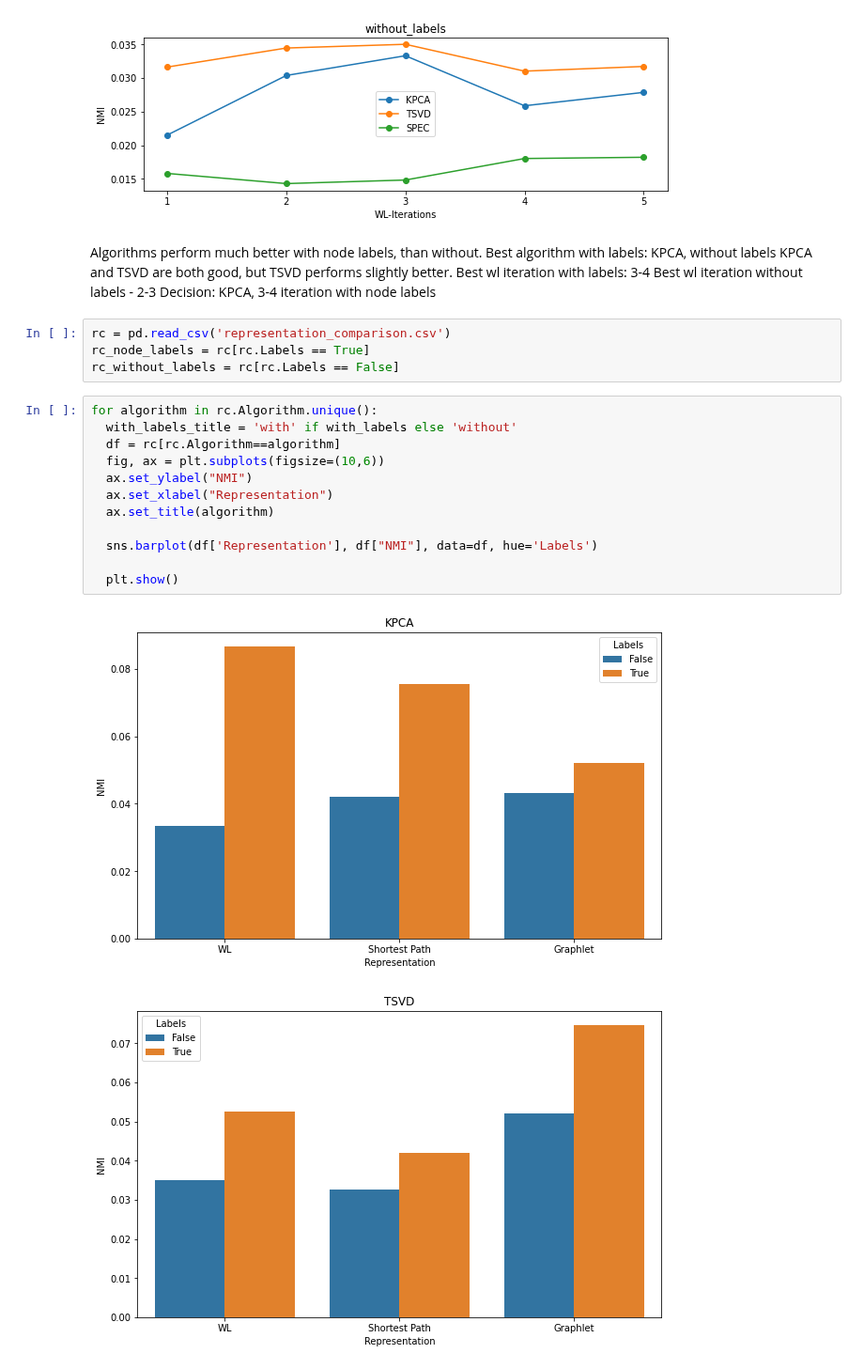
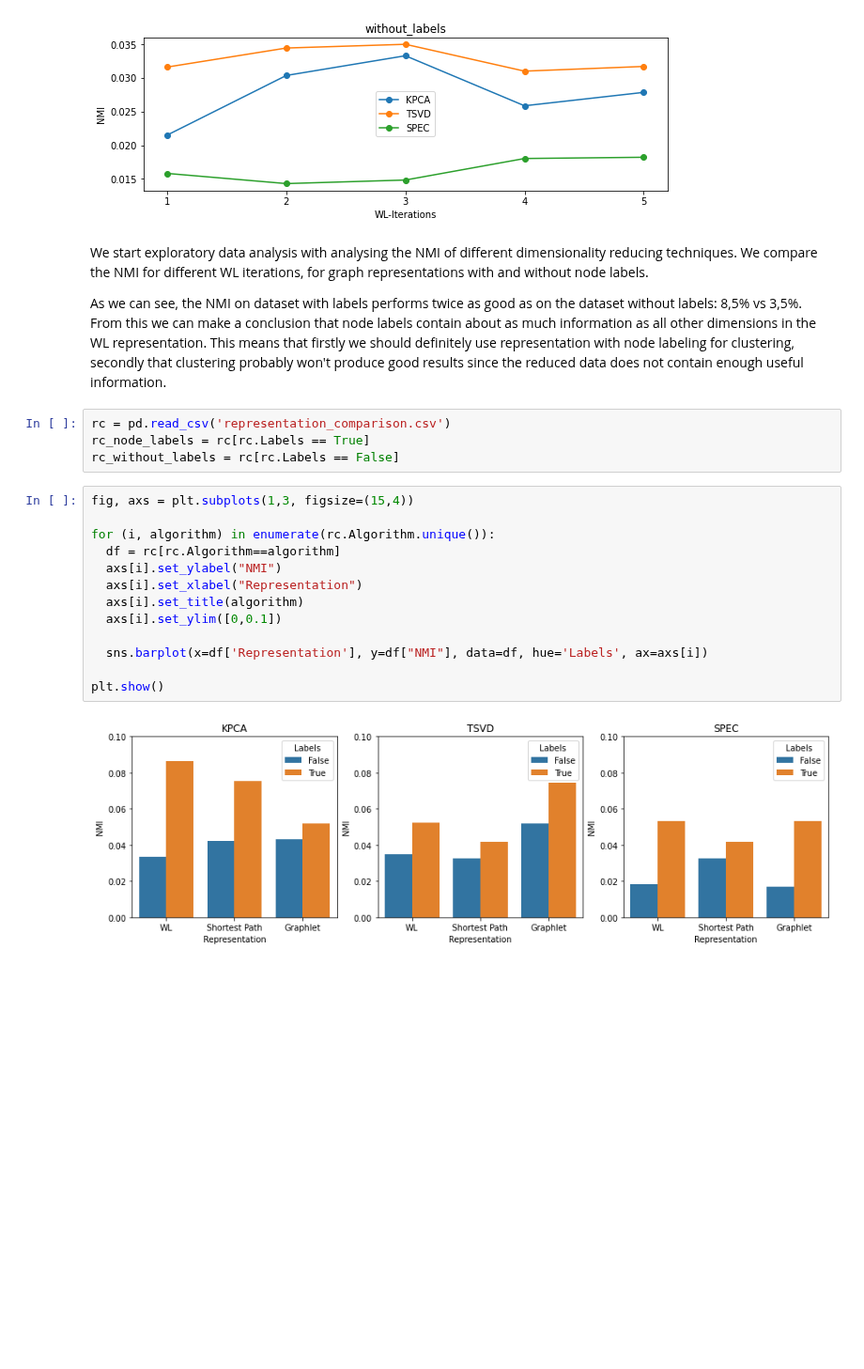
Before and after one commit to markkod/pc3-enzymes, a Jupyter notebook: exploratory_da_2.ipynb, the cells around one changed output. Shown at 94% size. Saved outputs shown, nothing was run; the diff lists cells and outputs as text; blank space fills up the shorter version.

Commit message:
add text for nmi and dim r comparison; second plot: comparison btw algorithms easier

```diff
--- a/exploratory_da_2.ipynb
+++ b/exploratory_da_2.ipynb
@@ -392,27 +393,26 @@ for version in ["node_labels", "without_labels"]:
 [figure]
 #################without_labels#################
 [figure]
-# %% [markdown]
-Algorithms perform much better with node labels, than without. Best algorithm with labels: KPCA, without labels KPCA and TSVD are both good, but TSVD performs slightly better.
-Best wl iteration with labels: 3-4
-Best wl iteration without labels - 2-3
-Decision: KPCA, 3-4 iteration with node labels
+# %% [markdown]
+We start exploratory data analysis with analysing the NMI of different dimensionality reducing techniques. We compare the NMI for different WL iterations, for graph representations with and without node labels.
+
+As we can see, the NMI on dataset with labels performs twice as good as on the dataset without labels: 8,5% vs 3,5%. From this we can make a conclusion that node labels contain about as much information as all other dimensions in the WL representation. This means that firstly we should definitely use representation with node labeling for clustering, secondly that clustering probably won't produce good results since the reduced data does not contain enough useful information.
 # %%
 rc = pd.read_csv('representation_comparison.csv')
 rc_node_labels = rc[rc.Labels == True]
 rc_without_labels = rc[rc.Labels == False]
 # %%
-for algorithm in rc.Algorithm.unique():
-  with_labels_title = 'with' if with_labels else 'without'
+fig, axs = plt.subplots(1,3, figsize=(15,4))
+
+for (i, algorithm) in enumerate(rc.Algorithm.unique()):
   df = rc[rc.Algorithm==algorithm]
-  fig, ax = plt.subplots(figsize=(10,6))
-  ax.set_ylabel("NMI")
-  ax.set_xlabel("Representation")
-  ax.set_title(algorithm)
+  axs[i].set_ylabel("NMI")
+  axs[i].set_xlabel("Representation")
+  axs[i].set_title(algorithm)
+  axs[i].set_ylim([0,0.1])
 
-  sns.barplot(df['Representation'], df["NMI"], data=df, hue='Labels')
+  sns.barplot(x=df['Representation'], y=df["NMI"], data=df, hue='Labels', ax=axs[i])
 
-  plt.show()
+plt.show()
 # %% [output]
-[figure, old version]
+[figure, new version]
-[figure, removed]
```
Also changed, not shown: parts of 5 cells of this notebook.
